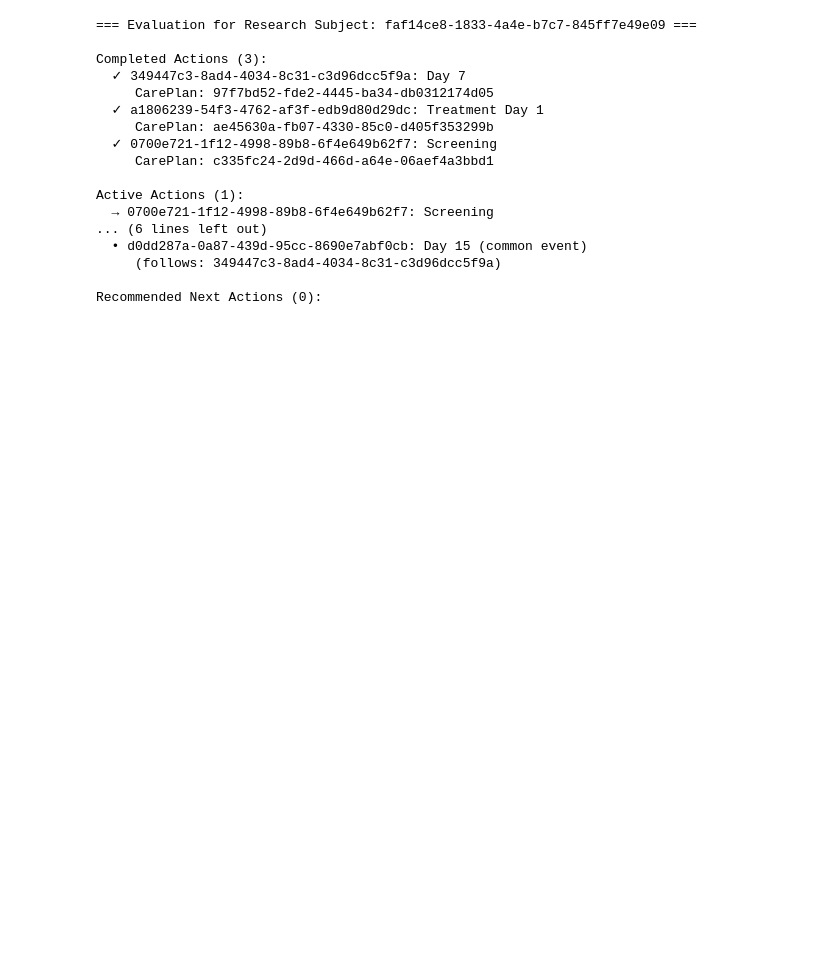
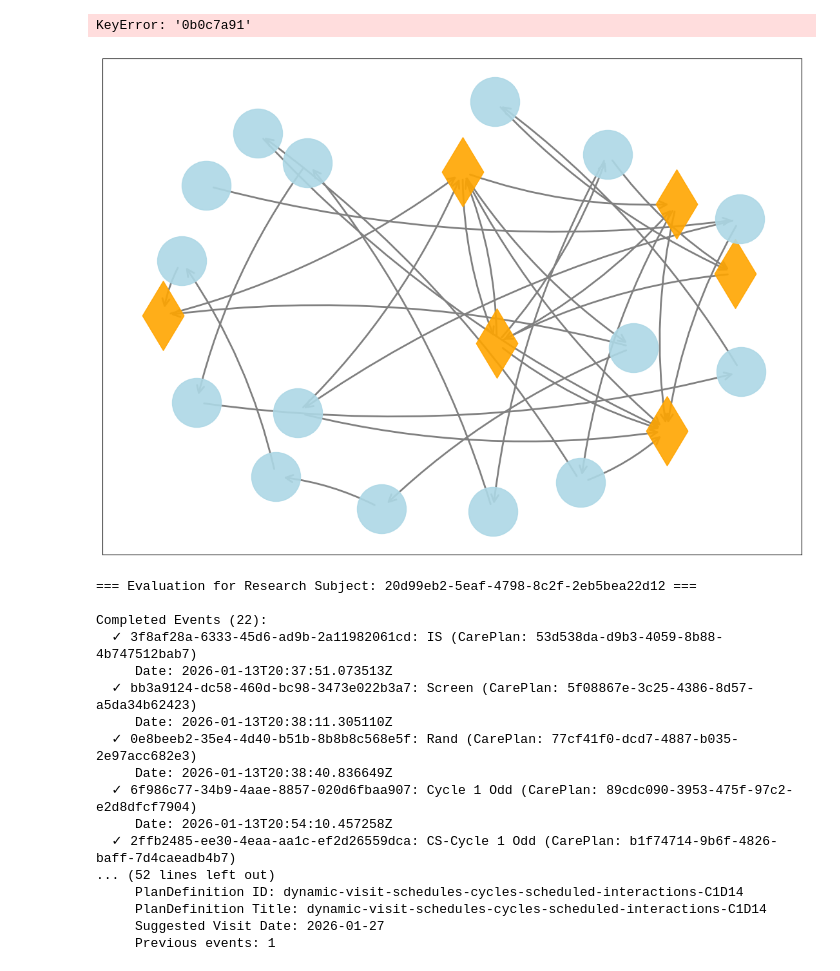
Before and after one commit to glow-mdsol/vulcan-soa-connectathon-37, a Jupyter notebook: src/tasks/workbook.ipynb, the cells around one changed output. Cells and saved outputs as stored; diff of their text form; code cells hidden in the pictures; blank space fills up the shorter version.

```diff
--- a/src/tasks/workbook.ipynb
+++ b/src/tasks/workbook.ipynb
@@ -59,3 +58,8 @@ print_transition_graph(graph)
+# %%
+render_transition_graph(graph)
+# %% [output]
+KeyError: '0b0c7a91'
+[figure, added]
 # %%
 from enroll_patient import enrol_patient
 # %%
@@ -69,25 +75,25 @@ research_subject = enrol_patient(
 from evaluate import evaluate
 
 planned = evaluate(
-    research_subject_id="faf14ce8-1833-4a4e-b7c7-845ff7e49e09", config=cfg)
+    research_subject_id="20d99eb2-5eaf-4798-8c2f-2eb5bea22d12", config=cfg)
 # %% [output]
-=== Evaluation for Research Subject: faf14ce8-1833-4a4e-b7c7-845ff7e49e09 ===
+=== Evaluation for Research Subject: 20d99eb2-5eaf-4798-8c2f-2eb5bea22d12 ===
 
-Completed Actions (3):
-  ✓ 349447c3-8ad4-4034-8c31-c3d96dcc5f9a: Day 7
-     CarePlan: 97f7bd52-fde2-4445-ba34-db0312174d05
-  ✓ a1806239-54f3-4762-af3f-edb9d80d29dc: Treatment Day 1
-     CarePlan: ae45630a-fb07-4330-85c0-d405f353299b
-  ✓ 0700e721-1f12-4998-89b8-6f4e649b62f7: Screening
-     CarePlan: c335fc24-2d9d-466d-a64e-06aef4a3bbd1
-
-Active Actions (1):
-  → 0700e721-1f12-4998-89b8-6f4e649b62f7: Screening
-... (6 lines left out)
-  • d0dd287a-0a87-439d-95cc-8690e7abf0cb: Day 15 (common event)
-     (follows: 349447c3-8ad4-4034-8c31-c3d96dcc5f9a)
-
-Recommended Next Actions (0):
+Completed Events (22):
+  ✓ 3f8af28a-6333-45d6-ad9b-2a11982061cd: IS (CarePlan: 53d538da-d9b3-4059-8b88-4b747512bab7)
+     Date: 2026-01-13T20:37:51.073513Z
+  ✓ bb3a9124-dc58-460d-bc98-3473e022b3a7: Screen (CarePlan: 5f08867e-3c25-4386-8d57-a5da34b62423)
+     Date: 2026-01-13T20:38:11.305110Z
+  ✓ 0e8beeb2-35e4-4d40-b51b-8b8b8c568e5f: Rand (CarePlan: 77cf41f0-dcd7-4887-b035-2e97acc682e3)
+     Date: 2026-01-13T20:38:40.836649Z
+  ✓ 6f986c77-34b9-4aae-8857-020d6fbaa907: Cycle 1 Odd (CarePlan: 89cdc090-3953-475f-97c2-e2d8dfcf7904)
+     Date: 2026-01-13T20:54:10.457258Z
+  ✓ 2ffb2485-ee30-4eaa-aa1c-ef2d26559dca: CS-Cycle 1 Odd (CarePlan: b1f74714-9b6f-4826-baff-7d4caeadb4b7)
+... (52 lines left out)
+     PlanDefinition ID: dynamic-visit-schedules-cycles-scheduled-interactions-C1D14
+     PlanDefinition Title: dynamic-visit-schedules-cycles-scheduled-interactions-C1D14
+     Suggested Visit Date: 2026-01-27
+     Previous events: 1
 # %%
 from execute import execute
 import datetime
```
Also changed, not shown: parts of 23 cells of this notebook, 8 other files.
